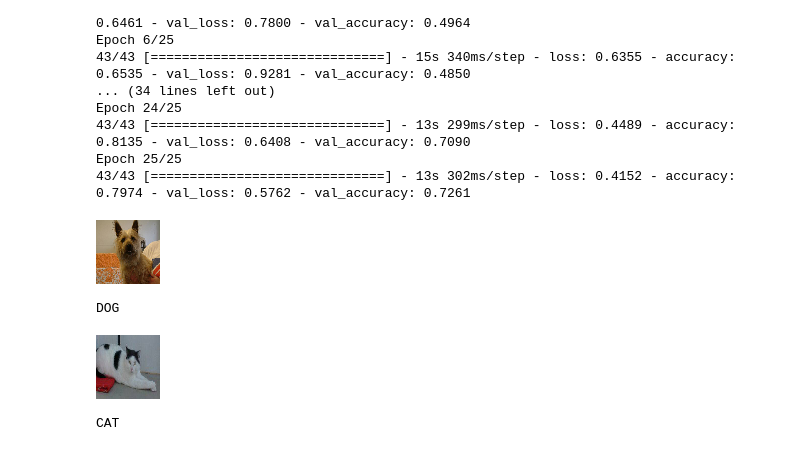
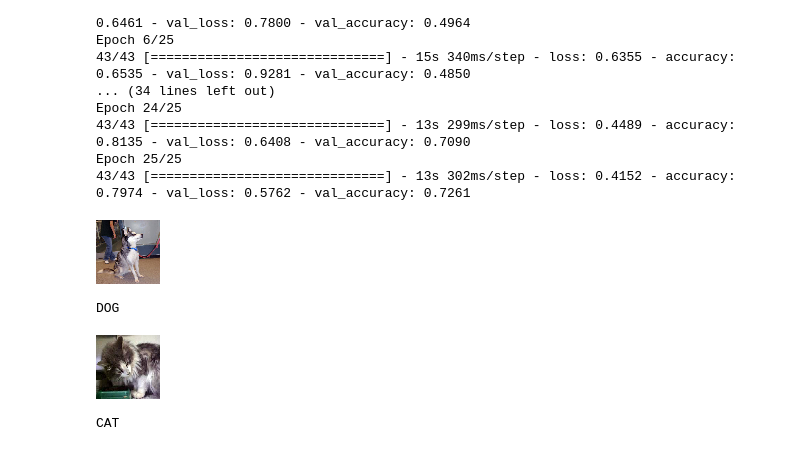
Before and after one commit to EfeErkanKostekci/cat-and-dog, a Jupyter notebook: cat_dog.ipynb, the cells around one changed output. Drawn from its saved outputs; the diff is of its cells as text; code cells hidden in the pictures.

```diff
--- a/cat_dog.ipynb
+++ b/cat_dog.ipynb
@@ -109,13 +109,13 @@ model =models.load_model("Cat_Dog_classifier.h5")
 # %%
 #test için fotoğraf yükleniyor
 # img_path = "/content/drive/MyDrive/datasets/cat_dog_dataset/Test_imgs/1.jpeg"
-img_path = "/content/drive/MyDrive/test_set/dogs/dog.4070.jpg"
+img_path = "/content/drive/MyDrive/test_set/dogs/dog.4001.jpg"
 # %%
 #yüklenen fotoğrafı yeniden boyutlandırıp açıyoruz
 img=image.load_img(img_path,target_size=(64,64))
 img
 # %% [output]
-[figure, old version]
+[figure, new version]
 # %%
 #tahmin edilen index 1 ise köpek değil ise kedi yazdırıyoruz
 x=image.img_to_array(img)
@@ -131,11 +131,11 @@ else:
 DOG
 # %%
 #aynı işlem kedi fotoğrafı için yapılıyor
-image_path = "/content/drive/MyDrive/test_set/cats/cat.4022.jpg"
+image_path = "/content/drive/MyDrive/test_set/cats/cat.4094.jpg"
 img=image.load_img(image_path,target_size=(64,64))
 img
 # %% [output]
-[figure, old version]
+[figure, new version]
 # %%
 #tahmin edilen index 1 ise köpek değil ise kedi yazdırıyoruz
 x=image.img_to_array(img)
```
